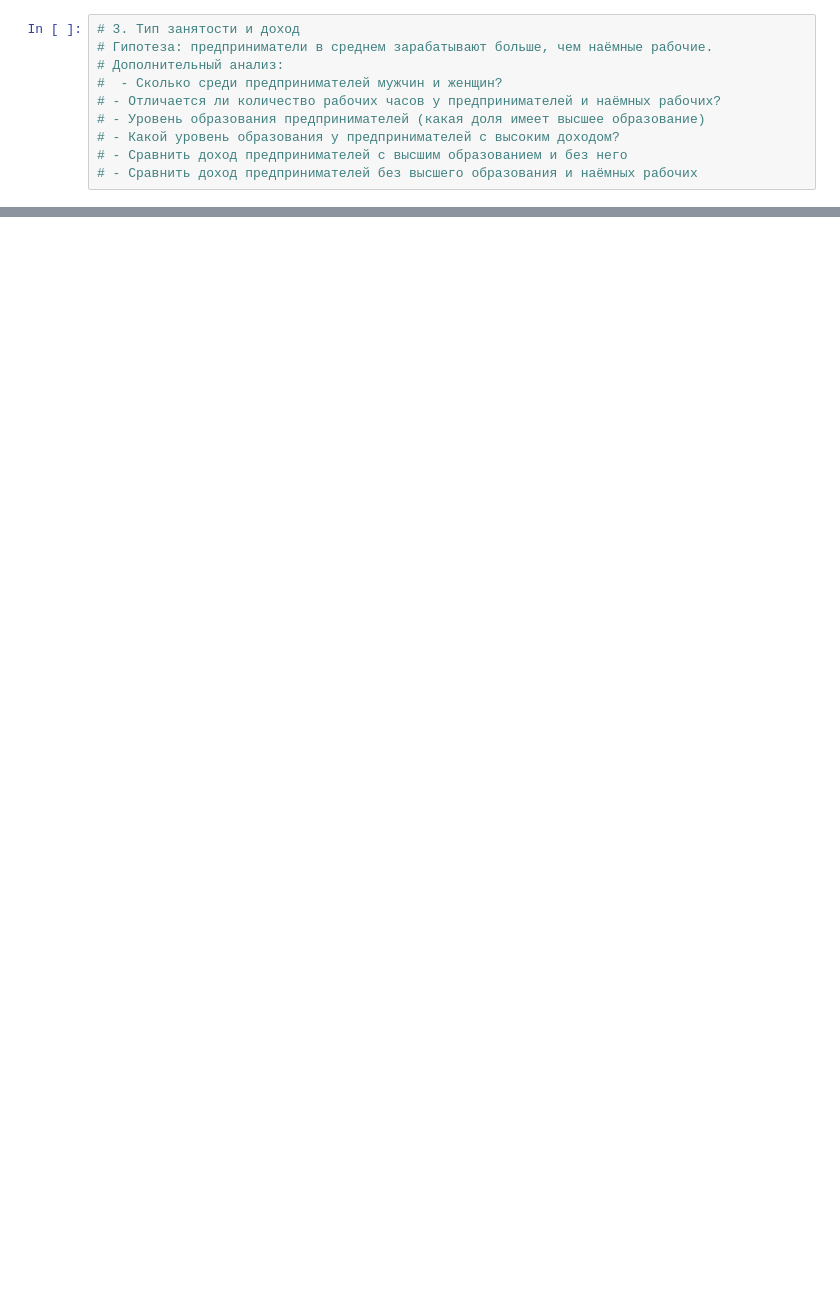
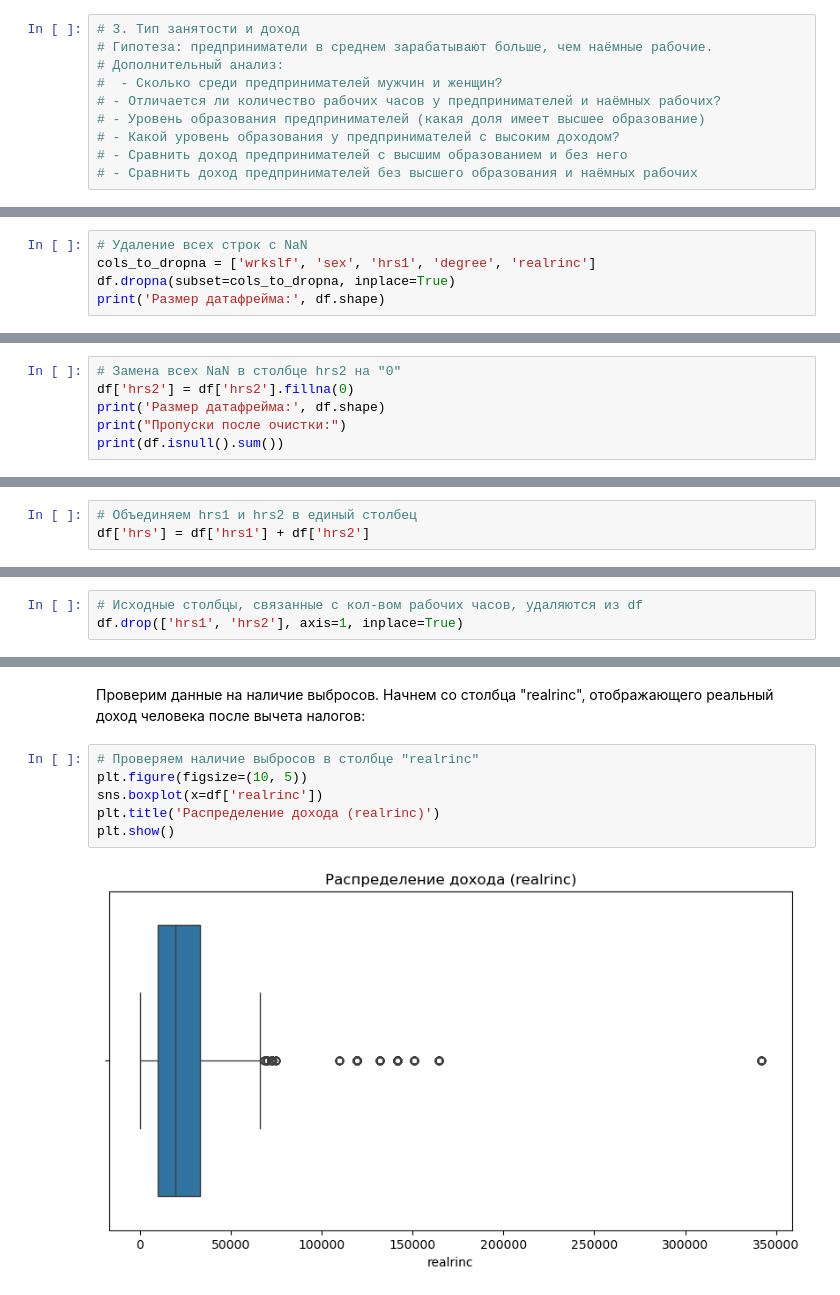
Before and after one commit to Strory/CourseWork3, a Jupyter notebook: Research3.ipynb, the cells around one changed output, grey strips where cells are left out. Drawn from its saved outputs; the diff is of its cells as text; blank space fills up the shorter version.

```diff
--- a/Research3.ipynb
+++ b/Research3.ipynb
@@ -12,0 +96,5 @@ from dataframes import dataframes # словарь датафреймов, кл
+# %%
+# Удаление всех строк с NaN
+cols_to_dropna = ['wrkslf', 'sex', 'hrs1', 'degree', 'realrinc']
+df.dropna(subset=cols_to_dropna, inplace=True)
+print('Размер датафрейма:', df.shape)
@@ -12,0 +121,6 @@ from dataframes import dataframes # словарь датафреймов, кл
+# %%
+# Замена всех NaN в столбце hrs2 на "0"
+df['hrs2'] = df['hrs2'].fillna(0)
+print('Размер датафрейма:', df.shape)
+print("Пропуски после очистки:")
+print(df.isnull().sum())
@@ -12,0 +140,3 @@ from dataframes import dataframes # словарь датафреймов, кл
+# %%
+# Объединяем hrs1 и hrs2 в единый столбец
+df['hrs'] = df['hrs1'] + df['hrs2']
@@ -12,0 +145,3 @@ from dataframes import dataframes # словарь датафреймов, кл
+# %%
+# Исходные столбцы, связанные с кол-вом рабочих часов, удаляются из df
+df.drop(['hrs1', 'hrs2'], axis=1, inplace=True)
@@ -12,0 +189,10 @@ from dataframes import dataframes # словарь датафреймов, кл
+# %% [markdown]
+Проверим данные на наличие выбросов. Начнем со столбца "realrinc", отображающего реальный доход человека после вычета налогов:
+# %%
+# Проверяем наличие выбросов в столбце "realrinc"
+plt.figure(figsize=(10, 5))
+sns.boxplot(x=df['realrinc'])
+plt.title('Распределение дохода (realrinc)')
+plt.show()
+# %% [output]
+[figure, added]
```
Also changed, not shown: parts of 161 cells of this notebook, 9 other files.
